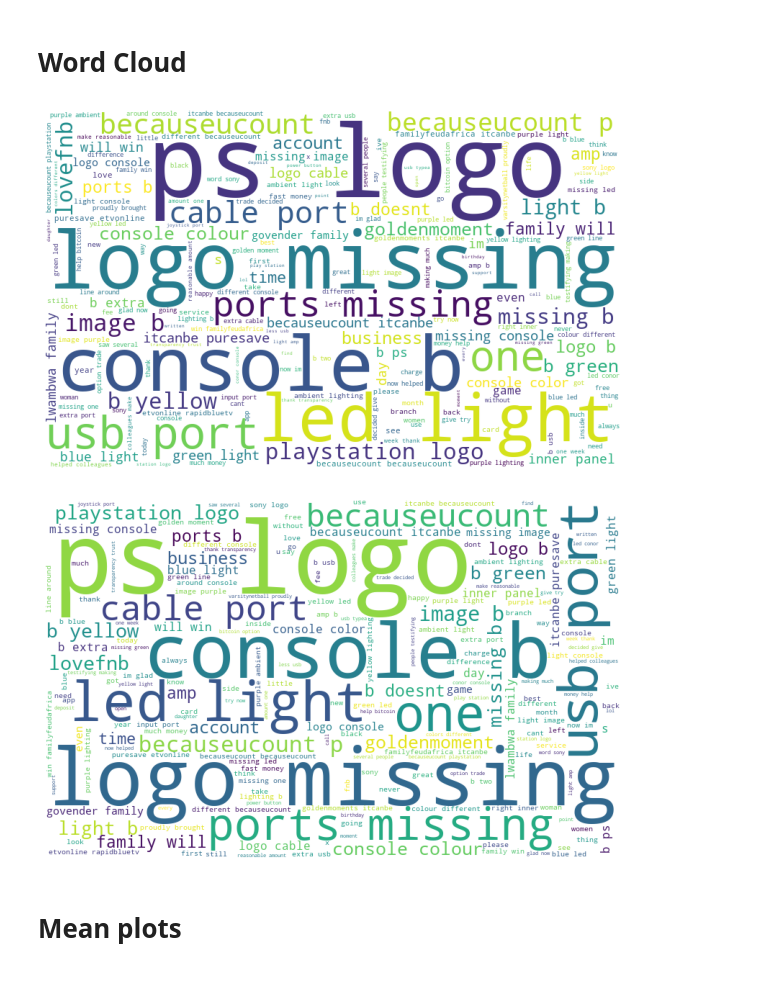
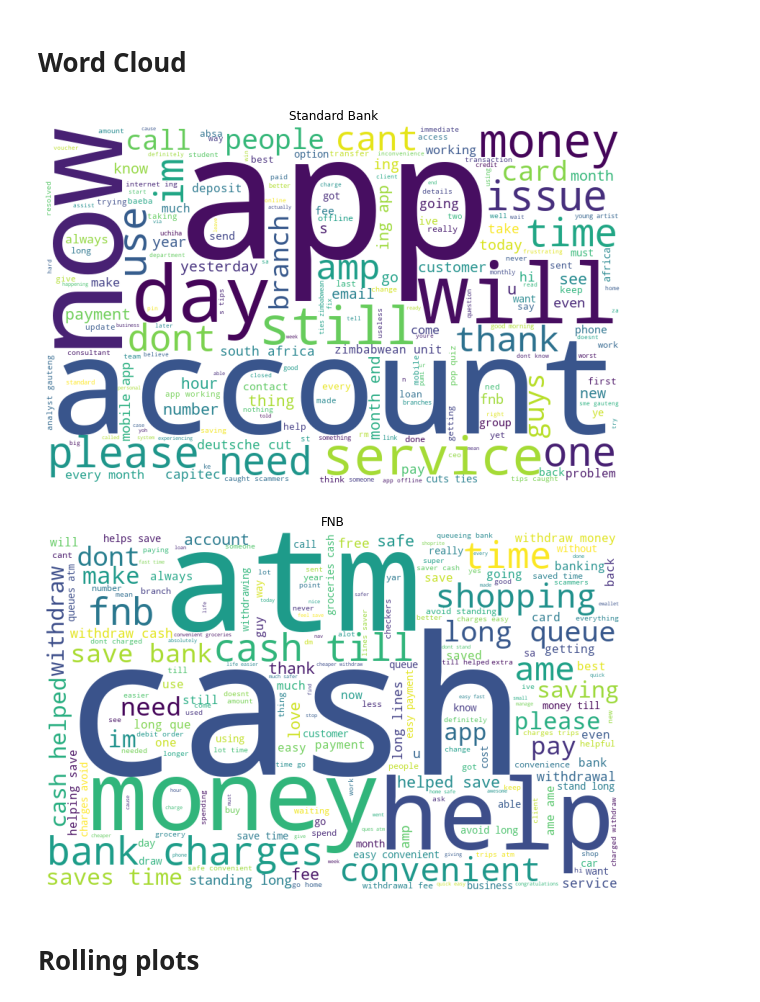
Before and after one commit to Slyth3/Sentiment-analysis-of-South-African-Banks-POC, a Jupyter notebook: Twint_SentimentAnalysis.ipynb, the cells around one changed output. Drawn from its saved outputs; the diff is of its cells as text; code cells hidden in the pictures.

```diff
--- a/Twint_SentimentAnalysis.ipynb
+++ b/Twint_SentimentAnalysis.ipynb
@@ -240,6 +252,6 @@ clean_df.head()
 # %% [markdown]
 ## Merge cleaned and original
 # %%
-Final_df = clean_df.merge(base_tweets, left_index=True, right_index=True)
+Final_df = pd.merge(clean_df, base_tweets, left_index=True, right_index=True)
 # %%
 Final_df = Final_df.rename(columns={"tweet_x": "cleaned_tweet", "tweet_y": "Base_tweet"})
@@ -254,9 +265,5 @@ Final_df.head(5)
 # %%
-#ensure date is seen as datetime
 Final_df["date"] = pd.to_datetime(Final_df["date"])
 
-#sort by datetime
-Final_df = Final_df.sort_values(by="date")
-
-#set index = date so as to create rolling and expanding mean
-Final_df.index = pd.to_datetime(Final_df['date'])
+#set index = date so as to create rolling mean
+Final_df = Final_df.sort_values('date').set_index('date')
@@ -284,3 +269,0 @@ Final_df[["polarity","mean","rolling"]].head(10)
-# %%
-##### remove neutral values
-Final_df = Final_df[Final_df.polarity != 0]
@@ -286,0 +276,7 @@ Final_df = Final_df[Final_df.polarity != 0]
+# %%
+Final_df['mean'] = Final_df['polarity'].expanding().mean()
+Final_df['rolling'] = Final_df['polarity'].rolling("1d").mean()
+standard_df['mean'] = standard_df['polarity'].expanding().mean()
+standard_df['rolling'] = standard_df['polarity'].rolling("1d").mean()
+FNB_df['mean'] = FNB_df['polarity'].expanding().mean()
+FNB_df['rolling'] = FNB_df['polarity'].rolling("1d").mean()
@@ -323,33 +398,34 @@ plt.show()
 # %% [markdown]
 # Word Cloud
 # %%
-tweetString = " ".join(list(Final_df["cleaned_tweet"])).lower()
+tweetString = " ".join(list(standard_df["cleaned_tweet"])).lower()
 tweetString1 = re.sub(r"standardbankza|standard bank|bank","",tweetString)     #remove bank name
 
 wordcloud = WordCloud(width = 800, height = 500,
                 background_color ='white',
                 min_font_size = 5).generate(tweetString1)
 plt.figure(figsize = (8, 8), facecolor = None)
 plt.imshow(wordcloud)
+
 plt.axis("off")
+plt.title("Standard Bank")
 plt.tight_layout(pad = 0)
 plt.show()
 # %% [output]
-[figure, old version]
+[figure, new version]
 # %%
-Negative_df = Final_df[(Final_df.Sentiment=="Negative")]
-NegativeString = " ".join(list(Negative_df["cleaned_tweet"])).lower()
-tweetString1 = re.sub(r"standardbankza|standard bank|bank","",tweetString)     #remove bank name
+Fnb_string = " ".join(list(FNB_df["cleaned_tweet"])).lower()
 
 wordcloud = WordCloud(width = 800, height = 500,
                 background_color ='white',
-                min_font_size = 5).generate(tweetString1)
+                min_font_size = 5).generate(Fnb_string)
 plt.figure(figsize = (8, 8), facecolor = None)
 plt.imshow(wordcloud)
 plt.axis("off")
+plt.title("FNB")
 plt.tight_layout(pad = 0)
 plt.show()
 # %% [output]
-[figure, old version]
+[figure, new version]
 # %% [markdown]
-# Mean plots
+# Rolling plots
```
Also changed, not shown: parts of 52 cells of this notebook, 7 other files.
